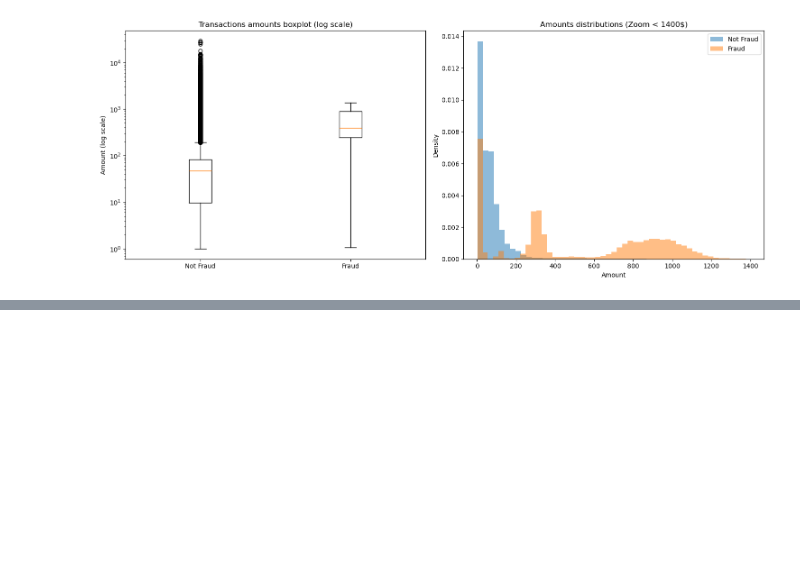
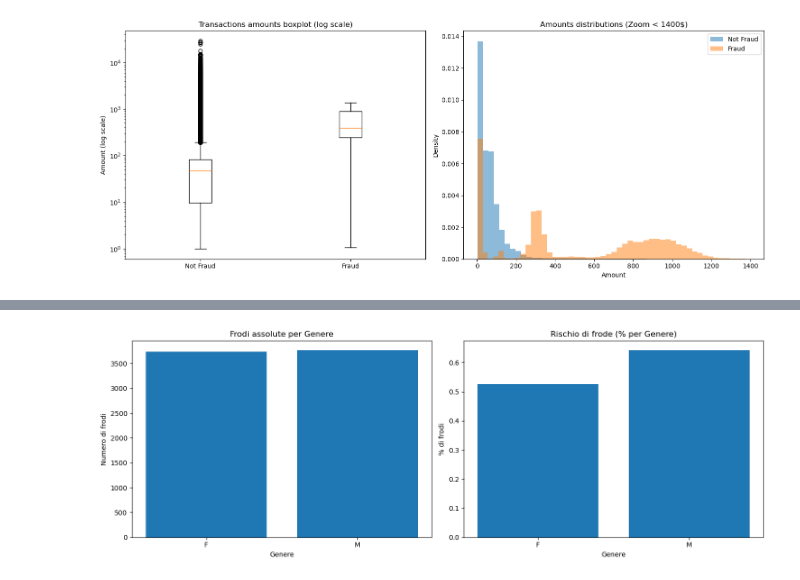
Before and after one commit to giorgiozoccatelli/Fraud-Detection, a Jupyter notebook: creditfraud.ipynb, the cells around one changed output, grey strips where cells are left out. Saved outputs shown, nothing was run; the diff lists cells and outputs as text; code cells hidden in the pictures; blank space fills up the shorter version.

```diff
--- a/creditfraud.ipynb
+++ b/creditfraud.ipynb
@@ -197,0 +262,21 @@ Name: amt, dtype: float64
+# %%
+trans_gender = df['gender'].value_counts().sort_index()
+fraud_gender = df[df['is_fraud']==1]['gender'].value_counts().sort_index()
+perc_gender = (fraud_gender / trans_gender) * 100
+
+fig, ax = plt.subplots(ncols=2, figsize=(14, 5))
+
+ax[0].bar(fraud_gender.index, fraud_gender.values)
+ax[0].set_xlabel("Genere")
+ax[0].set_ylabel("Numero di frodi")
+ax[0].set_title("Frodi assolute per Genere")
+
+ax[1].bar(perc_gender.index, perc_gender.values)
+ax[1].set_xlabel("Genere")
+ax[1].set_ylabel("% di frodi")
+ax[1].set_title("Rischio di frode (% per Genere)")
+
+plt.tight_layout()
+plt.show()
+# %% [output]
+[figure, added]
```
Also changed, not shown: parts of 9 cells of this notebook.
